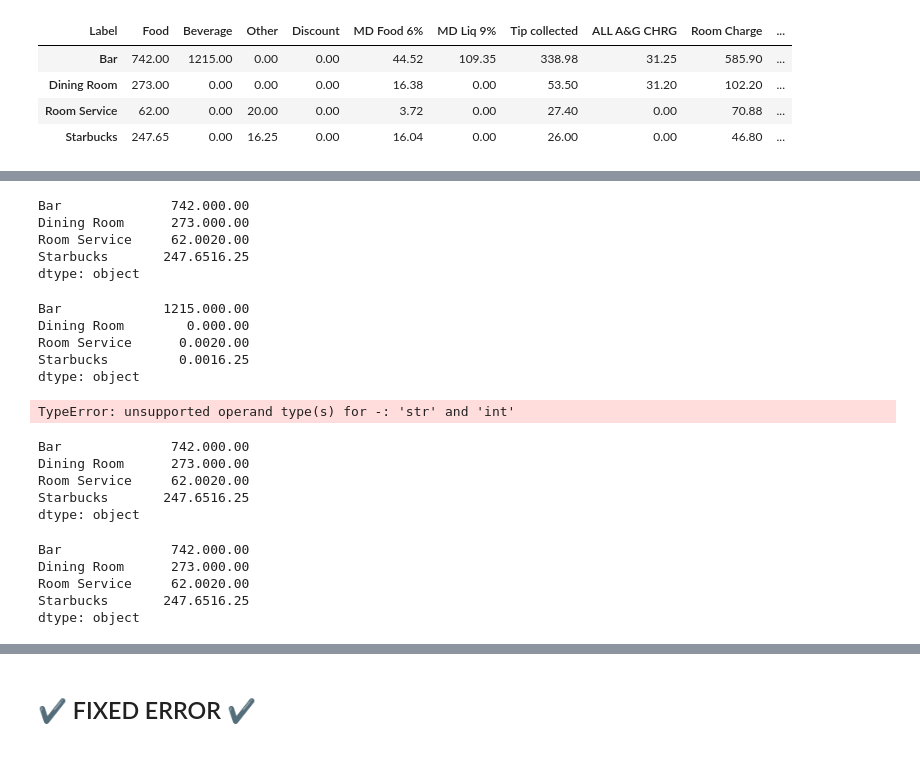
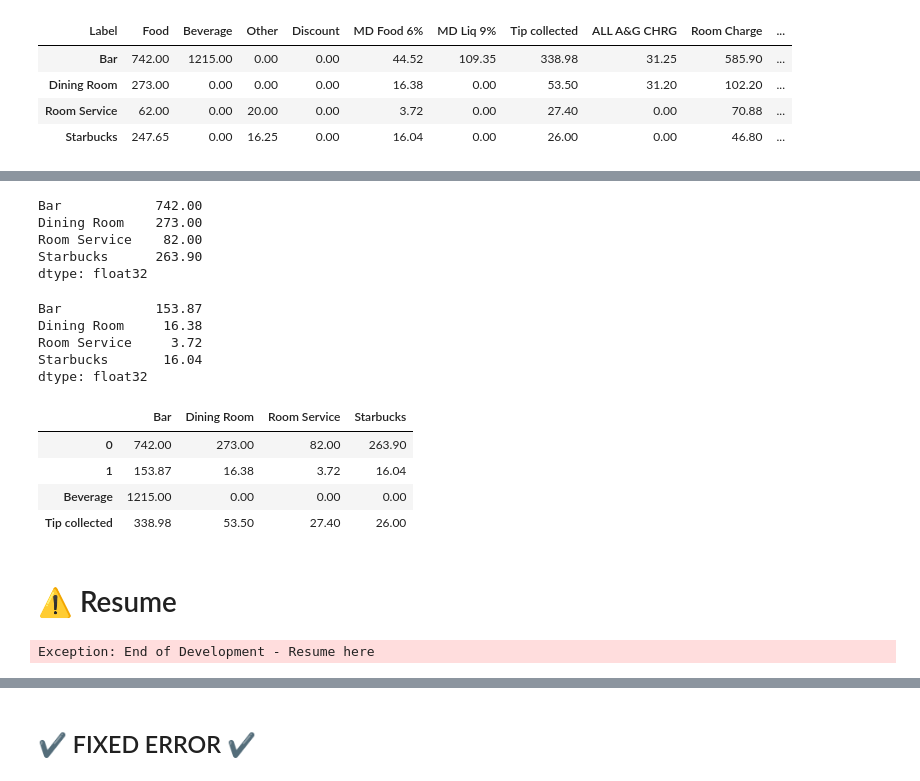
Before and after one commit to BenJMcCarty/sbn_digital_dining_daily_reports, a Jupyter notebook: Script_to_Generate_Reports.ipynb, the cells around one changed output, grey strips where cells are left out. Cells and saved outputs as stored; diff of their text form; code cells hidden in the pictures.

```diff
--- a/Script_to_Generate_Reports.ipynb
+++ b/Script_to_Generate_Reports.ipynb
@@ -461,43 +468,35 @@ df_daily.T
 # %%
-daily_food = df_daily['Food']+df_daily['Other']
+daily_food = df_daily['Food'] + df_daily['Other'] - df_daily['Discount']
 daily_food
 # %% [output]
-Bar              742.000.00
-Dining Room      273.000.00
-Room Service     62.0020.00
-Starbucks       247.6516.25
-dtype: object
+Bar            742.00
+Dining Room    273.00
+Room Service    82.00
+Starbucks      263.90
+dtype: float32
-# %%
-daily_beverage = df_daily['Beverage']+df_daily['Other']
-daily_beverage
-# %% [output]
-Bar             1215.000.00
-Dining Room        0.000.00
-Room Service      0.0020.00
-Starbucks         0.0016.25
-dtype: object
-# %%
-daily_beverage[0]-1
-# %% [output]
-TypeError: unsupported operand type(s) for -: 'str' and 'int'
-# %%
-daily_food = df_daily['Food']+df_daily['Other']
-daily_food
-# %% [output]
-Bar              742.000.00
-Dining Room      273.000.00
-Room Service     62.0020.00
-Starbucks       247.6516.25
-dtype: object
-# %%
-daily_food = df_daily['Food']+df_daily['Other']
-daily_food
-# %% [output]
-Bar              742.000.00
-Dining Room      273.000.00
-Room Service     62.0020.00
-Starbucks       247.6516.25
-dtype: object
+# %%
+daily_tax = df_daily['MD Food 6%']+df_daily['MD Liq 9%']
+daily_tax
+# %% [output]
+Bar            153.87
+Dining Room     16.38
+Room Service     3.72
+Starbucks       16.04
+dtype: float32
+# %%
+pd.concat([daily_food, daily_tax, df_daily['Beverage'], df_daily['Tip collected']], axis=1).T
+# %% [output]
+|  | Bar | Dining Room | Room Service | Starbucks |
+| 0 | 742.00 | 273.00 | 82.00 | 263.90 |
+| 1 | 153.87 | 16.38 | 3.72 | 16.04 |
+| Beverage | 1215.00 | 0.00 | 0.00 | 0.00 |
+| Tip collected | 338.98 | 53.50 | 27.40 | 26.00 |
+# %% [markdown]
+# ⚠️ Resume
+# %%
+raise Exception ("End of Development - Resume here")
+# %% [output]
+Exception: End of Development - Resume here
 # %%
 ## Review datatypes
 
```
Also changed, not shown: parts of 25 cells of this notebook.
